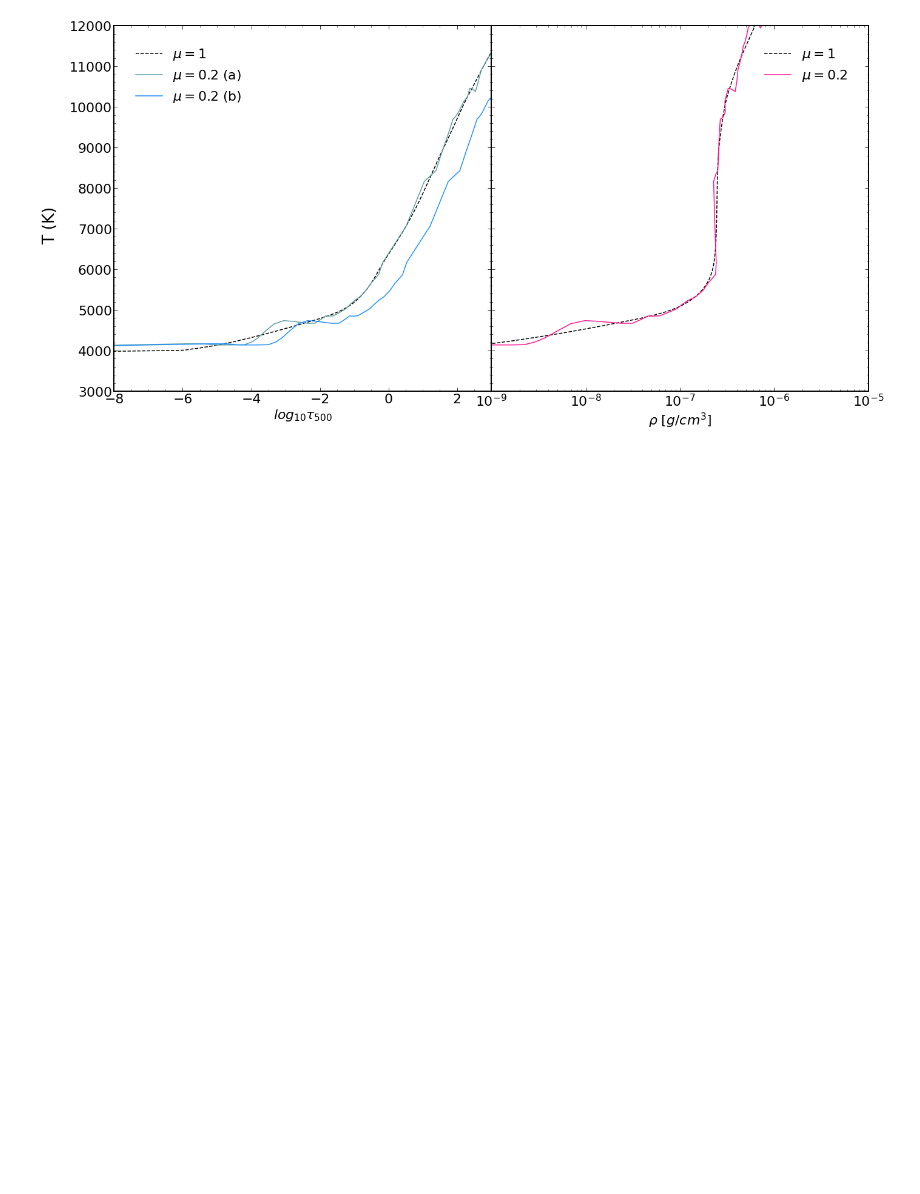
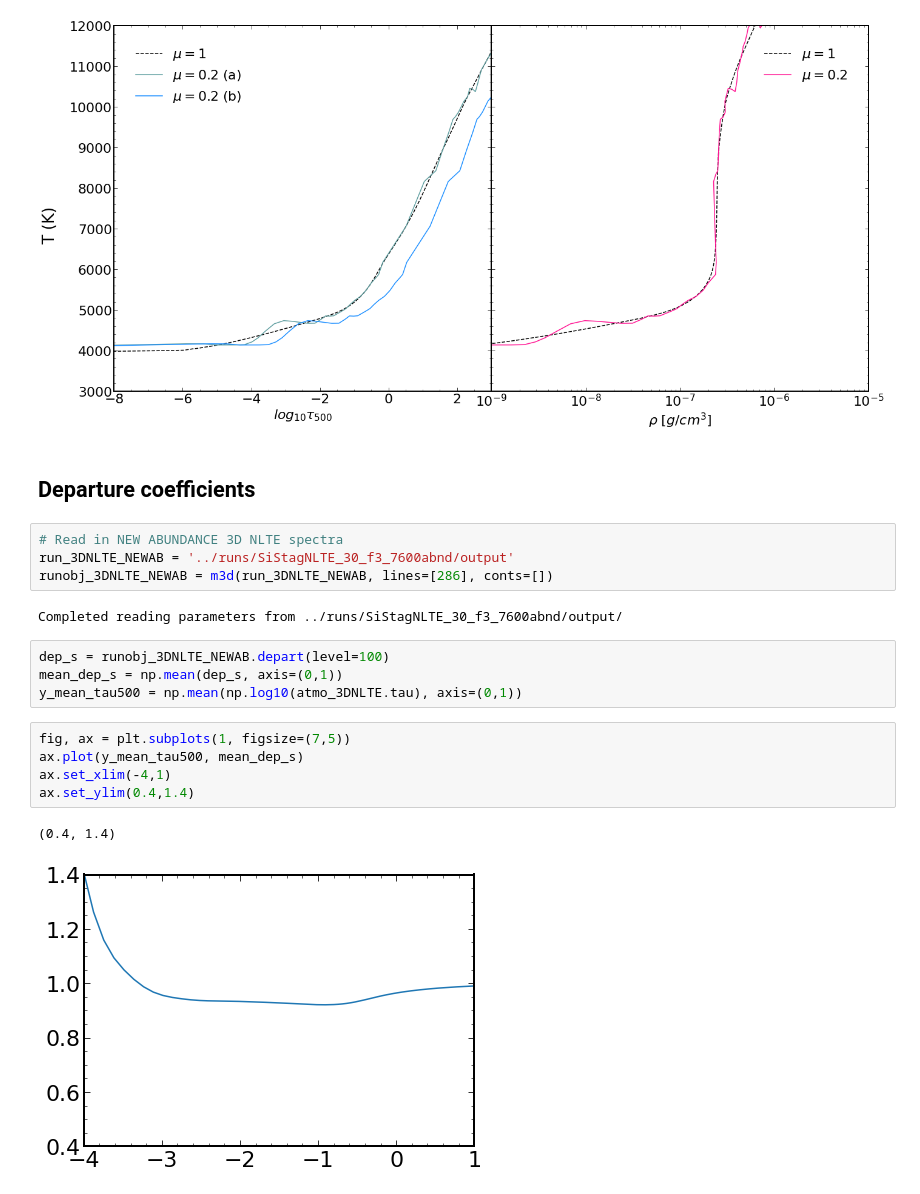
Before and after one commit to nohg/SiliconM3DAnalysis, a Jupyter notebook: Temp_depth.ipynb, the cells around one changed output. Cells and saved outputs as stored; diff of their text form; blank space fills up the shorter version.

```diff
--- a/Temp_depth.ipynb
+++ b/Temp_depth.ipynb
@@ -495,3 +517,23 @@ plt.subplots_adjust(left=None, bottom=None, right=None, top=None, wspace=0, hspa
 # fig.savefig('../plots/temp-depth-rho.pdf')
 # %% [output]
 [figure]
+# %% [markdown]
+## Departure coefficients
+# %%
+# Read in NEW ABUNDANCE 3D NLTE spectra
+run_3DNLTE_NEWAB = '../runs/SiStagNLTE_30_f3_7600abnd/output'
+runobj_3DNLTE_NEWAB = m3d(run_3DNLTE_NEWAB, lines=[286], conts=[])
+# %% [output]
+Completed reading parameters from ../runs/SiStagNLTE_30_f3_7600abnd/output/
+# %%
+dep_s = runobj_3DNLTE_NEWAB.depart(level=100)
+mean_dep_s = np.mean(dep_s, axis=(0,1))
+y_mean_tau500 = np.mean(np.log10(atmo_3DNLTE.tau), axis=(0,1))
+# %%
+fig, ax = plt.subplots(1, figsize=(7,5))
+ax.plot(y_mean_tau500, mean_dep_s)
+ax.set_xlim(-4,1)
+ax.set_ylim(0.4,1.4)
+# %% [output]
+(0.4, 1.4)
+[figure, added]
```
Also changed, not shown: parts of 7 cells of this notebook, 5 other files.
